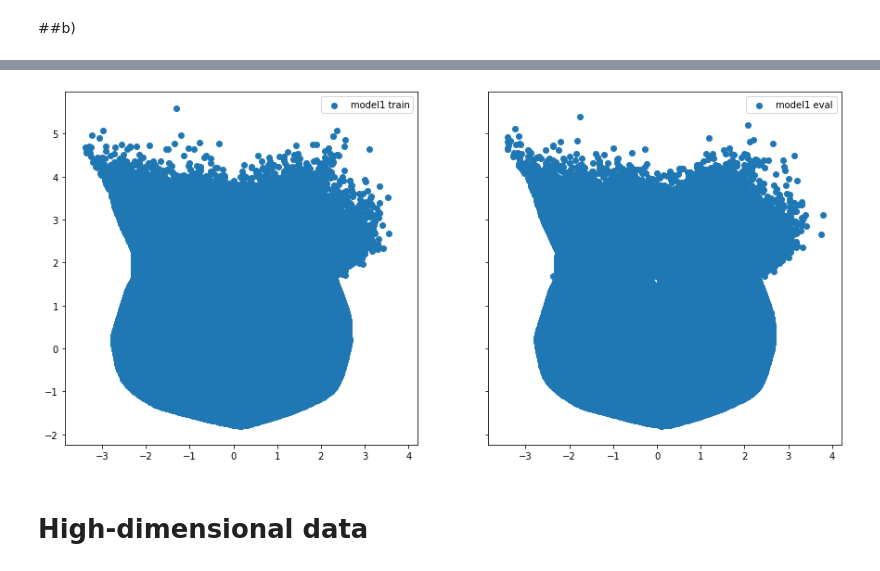
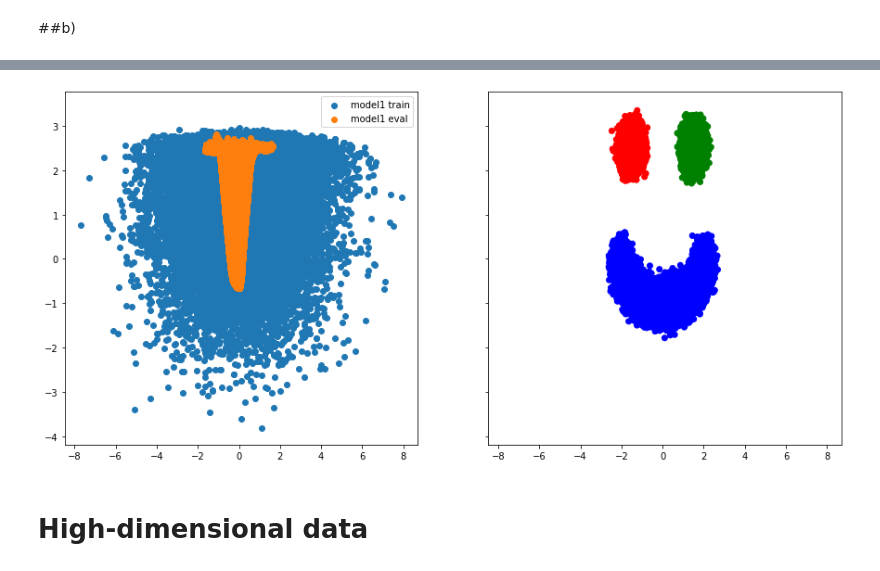
Before and after one commit to myutman/DUL, a Jupyter notebook: HW3.ipynb, the cells around one changed output, grey strips where cells are left out. Saved outputs shown, nothing was run; the diff lists cells and outputs as text; code cells hidden in the pictures.

```diff
--- a/HW3.ipynb
+++ b/HW3.ipynb
@@ -75,10 +75,16 @@ class VAE1(VAE):
 
         self.mu_encode = nn.Linear(64, 2)
         self.sigma_encode = nn.Linear(64, 2)
+        torch.nn.init.zeros_(self.mu_encode.bias)
+        torch.nn.init.xavier_normal_(self.mu_encode.weight)
+        torch.nn.init.zeros_(self.sigma_encode.bias)
         torch.nn.init.zeros_(self.sigma_encode.weight)
 
         self.mu_decode = nn.Linear(64, 2)
         self.sigma_decode = nn.Linear(64, 2)
+        torch.nn.init.zeros_(self.mu_decode.bias)
+        torch.nn.init.xavier_normal_(self.mu_decode.weight)
+        torch.nn.init.zeros_(self.sigma_decode.bias)
         torch.nn.init.zeros_(self.sigma_decode.weight)
 
     def encode(self, x):
@@ -99,10 +105,16 @@ class VAE2(VAE):
 
         self.mu_encode = nn.Linear(64, 2)
         self.sigma_encode = nn.Linear(64, 2)
+        torch.nn.init.zeros_(self.mu_encode.bias)
+        torch.nn.init.xavier_normal_(self.mu_encode.weight)
+        torch.nn.init.zeros_(self.sigma_encode.bias)
         torch.nn.init.zeros_(self.sigma_encode.weight)
 
         self.mu_decode = nn.Linear(64, 2)
         self.sigma_decode = nn.Linear(64, 1)
+        torch.nn.init.zeros_(self.mu_decode.bias)
+        torch.nn.init.xavier_normal_(self.mu_decode.weight)
+        torch.nn.init.zeros_(self.sigma_decode.bias)
         torch.nn.init.zeros_(self.sigma_decode.weight)
 
     def encode(self, x):
@@ -118,10 +130,10 @@ class VAE2(VAE):
         return mu, sigma
 
 def KL(mu, sigma):
-    return torch.mean(sigma.sum(dim=-1) + (mu**2).sum(dim=-1) - 2 - torch.log(sigma.prod(dim=-1) + 1e-9)) / 2
+    return torch.mean((sigma.sum(dim=-1) + (mu**2).sum(dim=-1) - 2 - torch.log(sigma.prod(dim=-1) + 1e-9)) / 2)
 
 def CrossEntropy(mu, sigma, x):
-    return torch.mean((torch.log(sigma.prod(dim=-1) + 1e-9) + 2 * np.log(2 * np.pi) + ((x - mu)**2 * sigma**(-1)).sum(dim=-1)) / 2)
+    return torch.mean((torch.log(sigma.prod(dim=-1) + 1e-9) + np.log(2 * np.pi) + ((x - mu)**2 * sigma**(-1)).sum(dim=-1)) / 2)
 
 class ELBOLoss(nn.Module):
     def __init__(self):
@@ -412,19 +413,19 @@ plt.scatter(x=z[:,0], y=z[:,1], c=colors)
 # %%
 fig = plt.figure(figsize=(15, 7))
 
 ax = fig.subplots(nrows=1, ncols=2, sharex=True, sharey=True)
 
-sampled = sample(model, True, 100000).cpu().detach().numpy()
-ax[0].scatter(x=sampled[:,0], y=sampled[:,1])
-ax[0].legend(['model1 train'])
+train_sample = sample(model, True, 100000).cpu().detach().numpy()
+eval_sample = sample(model, False, 100000).cpu().detach().numpy()
+ax[0].scatter(x=train_sample[:,0], y=train_sample[:,1])
+ax[0].scatter(x=eval_sample[:,0], y=eval_sample[:,1])
+ax[0].legend(['model1 train', 'model1 eval'])
 
-sampled = sample(model, False, 100000).cpu().detach().numpy()
-ax[1].scatter(x=sampled[:,0], y=sampled[:,1])
-ax[1].legend(['model1 eval'])
+ax[1].scatter(x=dataset[:,0], y=dataset[:,1], c=colors)
 
 plt.show()
 # %% [output]
-[figure, old version]
+[figure, new version]
 # %% [markdown]
 # High-dimensional data
 # %%
```
Also changed, not shown: parts of 21 cells of this notebook.
